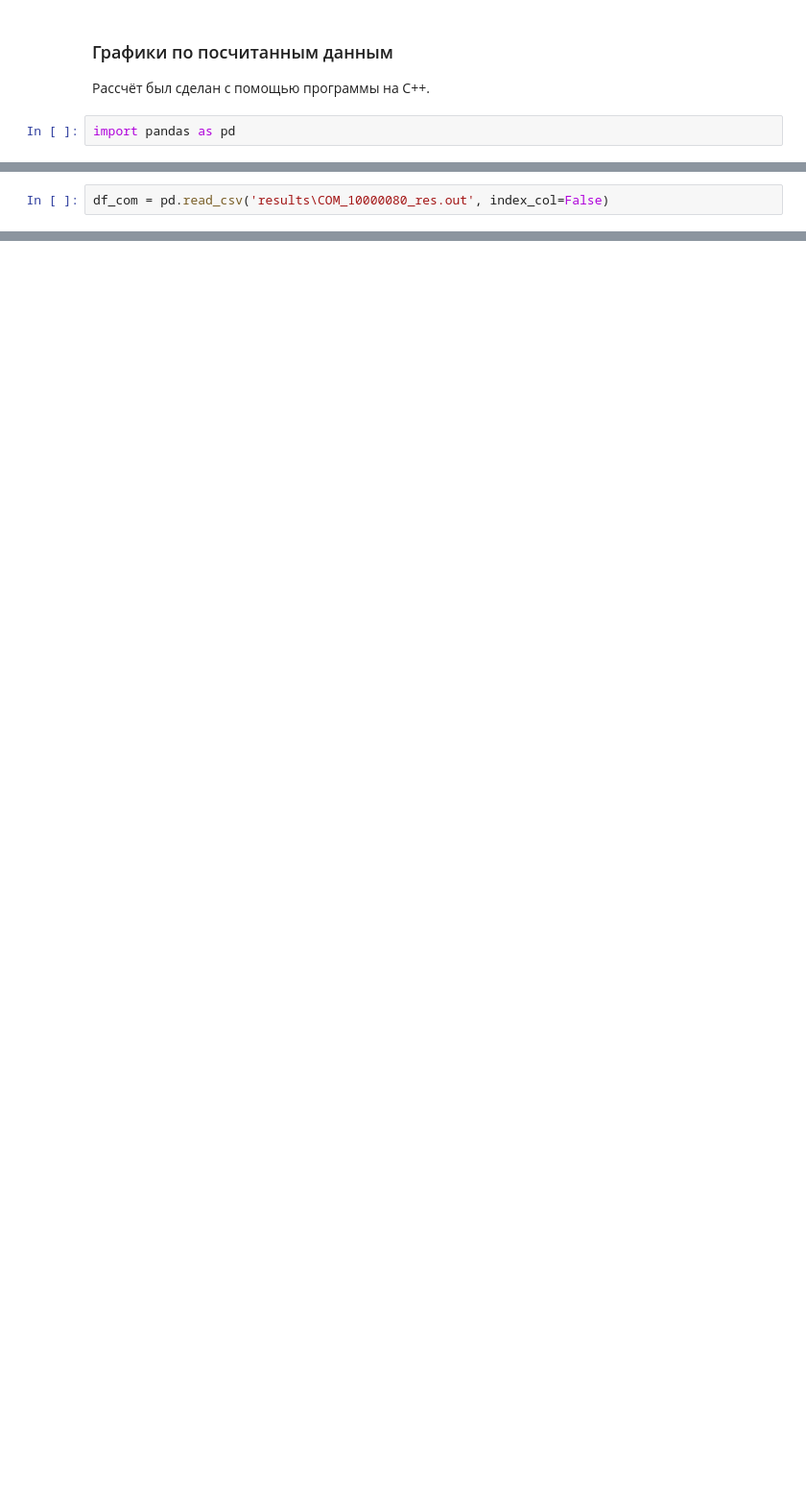
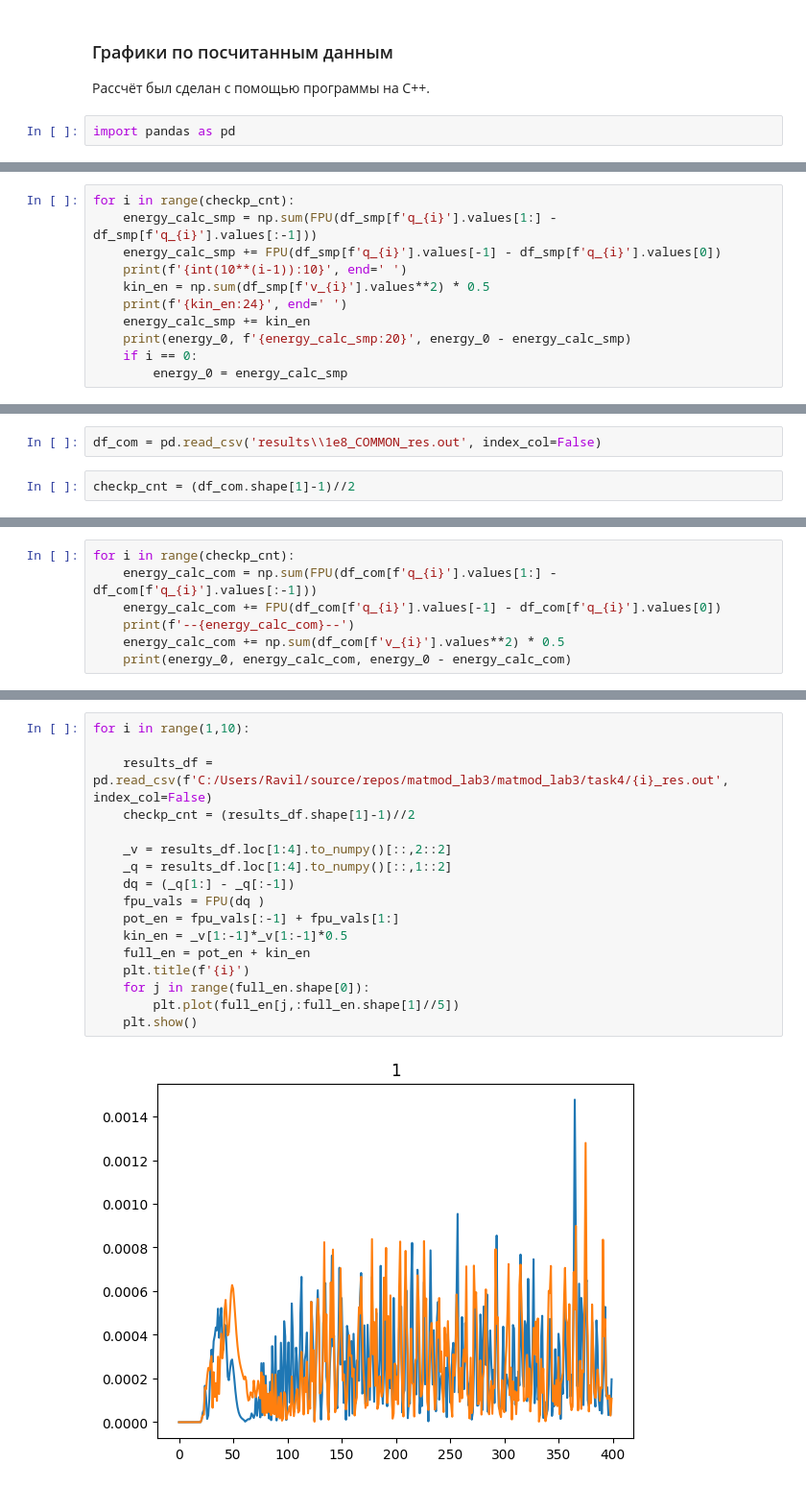
Before and after one commit to ravilkooo/mat_mod, a Jupyter notebook: lab-3/Task_1.ipynb, the cells around one changed output, grey strips where cells are left out. Shown at 96% size. Drawn from its saved outputs; the diff is of its cells as text; blank space fills up the shorter version.

Commit message:
task4_method

```diff
--- a/lab-3/Task_1.ipynb
+++ b/lab-3/Task_1.ipynb
@@ -111,0 +145,11 @@ import pandas as pd
+# %%
+for i in range(checkp_cnt):
+    energy_calc_smp = np.sum(FPU(df_smp[f'q_{i}'].values[1:] - df_smp[f'q_{i}'].values[:-1]))
+    energy_calc_smp += FPU(df_smp[f'q_{i}'].values[-1] - df_smp[f'q_{i}'].values[0])
+    print(f'{int(10**(i-1)):10}', end=' ')
+    kin_en = np.sum(df_smp[f'v_{i}'].values**2) * 0.5
+    print(f'{kin_en:24}', end=' ')
+    energy_calc_smp += kin_en
+    print(energy_0, f'{energy_calc_smp:20}', energy_0 - energy_calc_smp)
+    if i == 0:
+        energy_0 = energy_calc_smp
@@ -112,2 +181,4 @@ import pandas as pd
 # %%
-df_com = pd.read_csv('results\COM_10000080_res.out', index_col=False)
+df_com = pd.read_csv('results\\1e8_COMMON_res.out', index_col=False)
+# %%
+checkp_cnt = (df_com.shape[1]-1)//2
@@ -113,0 +199,7 @@ df_com = pd.read_csv('results\COM_10000080_res.out', index_col=False)
+# %%
+for i in range(checkp_cnt):
+    energy_calc_com = np.sum(FPU(df_com[f'q_{i}'].values[1:] - df_com[f'q_{i}'].values[:-1]))
+    energy_calc_com += FPU(df_com[f'q_{i}'].values[-1] - df_com[f'q_{i}'].values[0])
+    print(f'--{energy_calc_com}--')
+    energy_calc_com += np.sum(df_com[f'v_{i}'].values**2) * 0.5
+    print(energy_0, energy_calc_com, energy_0 - energy_calc_com)
@@ -163,0 +282,19 @@ energy_0, energy_calc_com, energy_0 - energy_calc_com
+# %%
+for i in range(1,10):
+
+    results_df = pd.read_csv(f'C:/Users/Ravil/source/repos/matmod_lab3/matmod_lab3/task4/{i}_res.out', index_col=False)
+    checkp_cnt = (results_df.shape[1]-1)//2
+
+    _v = results_df.loc[1:4].to_numpy()[::,2::2]
+    _q = results_df.loc[1:4].to_numpy()[::,1::2]
+    dq = (_q[1:] - _q[:-1])
+    fpu_vals = FPU(dq )
+    pot_en = fpu_vals[:-1] + fpu_vals[1:]
+    kin_en = _v[1:-1]*_v[1:-1]*0.5
+    full_en = pot_en + kin_en
+    plt.title(f'{i}')
+    for j in range(full_en.shape[0]):
+        plt.plot(full_en[j,:full_en.shape[1]//5])
+    plt.show()
+# %% [output]
+[figure, added]
```
Also changed, not shown: parts of 42 cells of this notebook, 3 other files.
